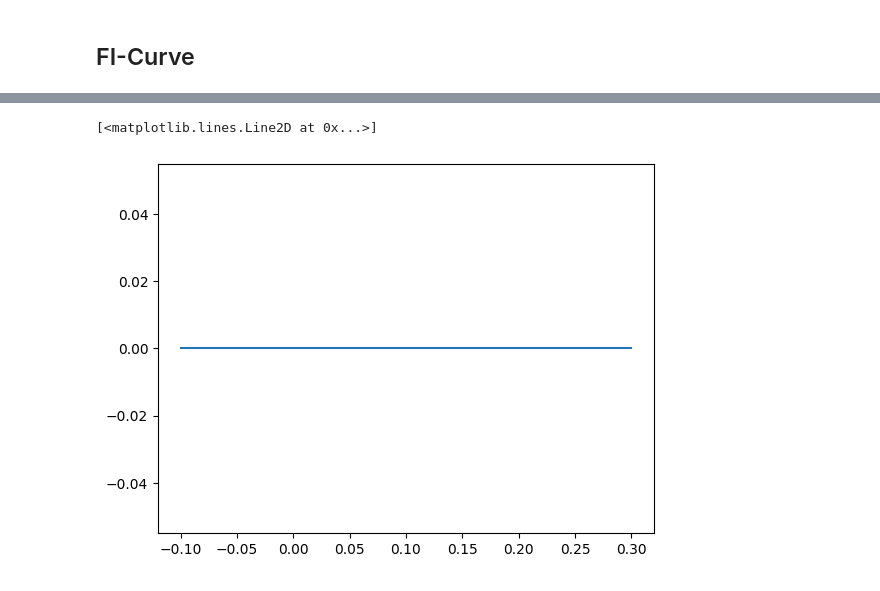
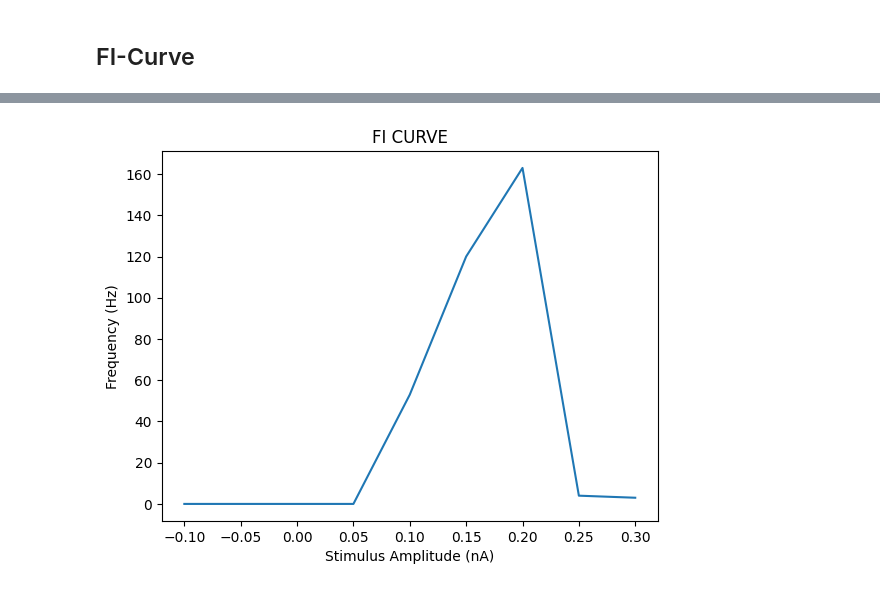
Before and after one commit to ddopp4877/single-cell-tuning, a Jupyter notebook: Segregated/test_cell.ipynb, the cells around one changed output, grey strips where cells are left out. Drawn from its saved outputs; the diff is of its cells as text; code cells hidden in the pictures.

```diff
--- a/Segregated/test_cell.ipynb
+++ b/Segregated/test_cell.ipynb
@@ -246,0 +283,6 @@ with open(config_filename, 'w') as file:
+# %%
+#function to get the start and end index of the stim but in the voltage file
+def get_start_end_idx(sim_params):
+  start_idx = int(sim_params['stim_delay']/sim_params['h_dt'])
+  end_idx = int(sim_params['stim_dur']/sim_params['h_dt'])
+  return start_idx, end_idx
@@ -299,13 +341,18 @@ def count_voltage_events(t, v):
 # %%
+#test the cell at multiple frequencies to get an FI curve
+
 frequenies = []
 amps = [-0.1, -0.05, 0, 0.05, 0.1, 0.15, 0.2, 0.25, 0.3]
 
-start_idx = int(sim_params['stim_delay']/sim_params['h_dt'])
-end_idx = int(sim_params['stim_dur']/sim_params['h_dt'])
 
 for amp in amps:
+  #if using hoc call with the hoc filename and cell name
+    hobject = build_cell(soma_diam_multiplier)
+    #hobject = build_cell(soma_diam_multiplier,using_hoc=True,'HYPO_TEMPLATE.hoc','HYPO')
+
+    sim_params['stim_amp'] = amp
     h, stim = set_simulation(hobject,sim_params)
-    v = h.Vector().record(h.soma[0](0.5)._ref_v)
+    v = h.Vector().record(hobject.soma[0](0.5)._ref_v)
     h.finitialize()
     h.run()
-    frequenies.append(count_voltage_events(np.arange(len(v.as_numpy()))[start_idx:end_idx], v.as_numpy()[start_idx:end_idx]))
+    frequenies.append(get_frequency(v,sim_params))
@@ -334,7 +372,9 @@ for a, f in zip(amps, frequenies):
-# %%
-# Change NaP to shift rheobase
-# Change SK to change slope
-plt.plot(amps, frequenies)
-# %% [output]
-[<matplotlib.lines.Line2D at 0x...>]
-[figure, removed]
+# %%
+
+plt.plot(amps, frequenies)
+plt.title("FI CURVE")
+plt.xlabel("Stimulus Amplitude (nA)")
+plt.ylabel("Frequency (Hz)")
+plt.show()
+# %% [output]
+[figure, added]
```
Also changed, not shown: parts of 28 cells of this notebook.
